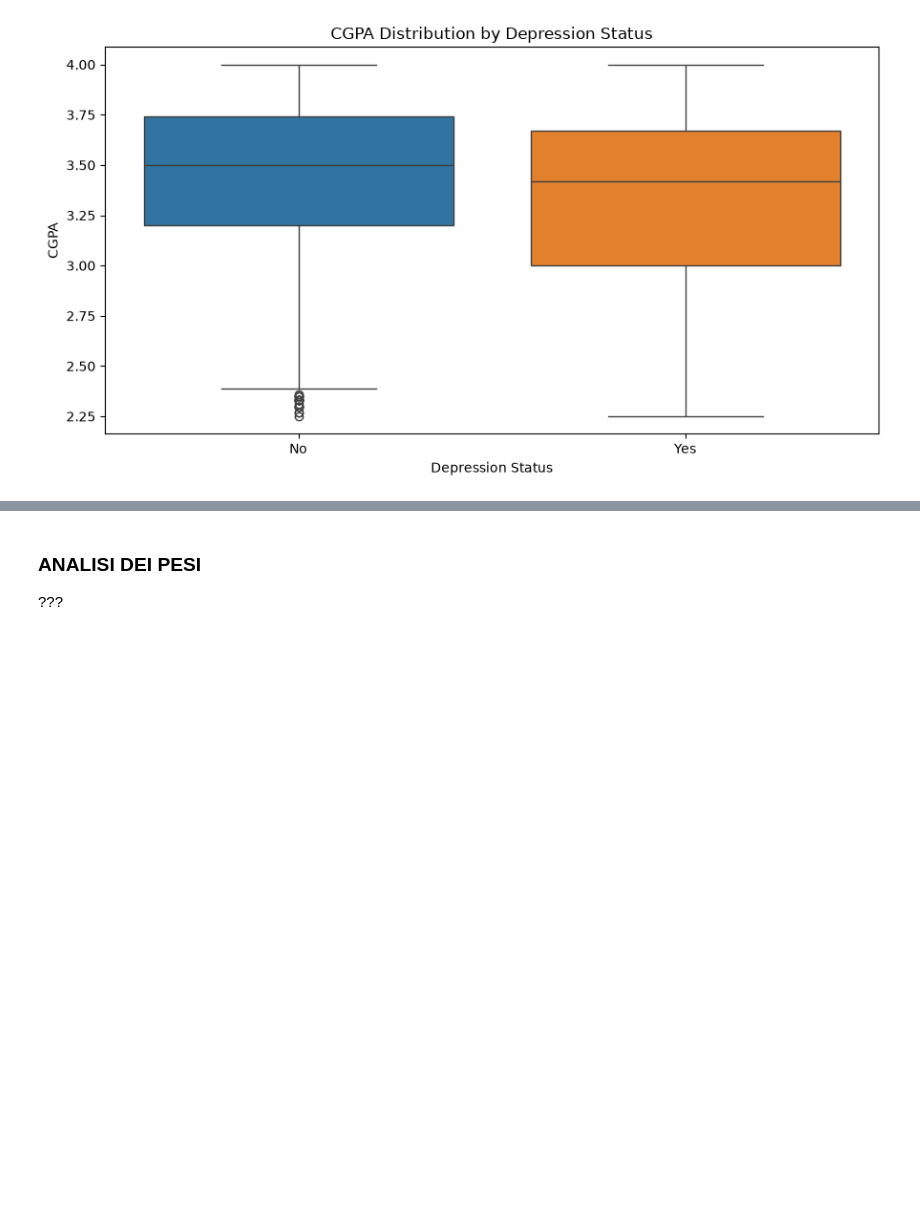
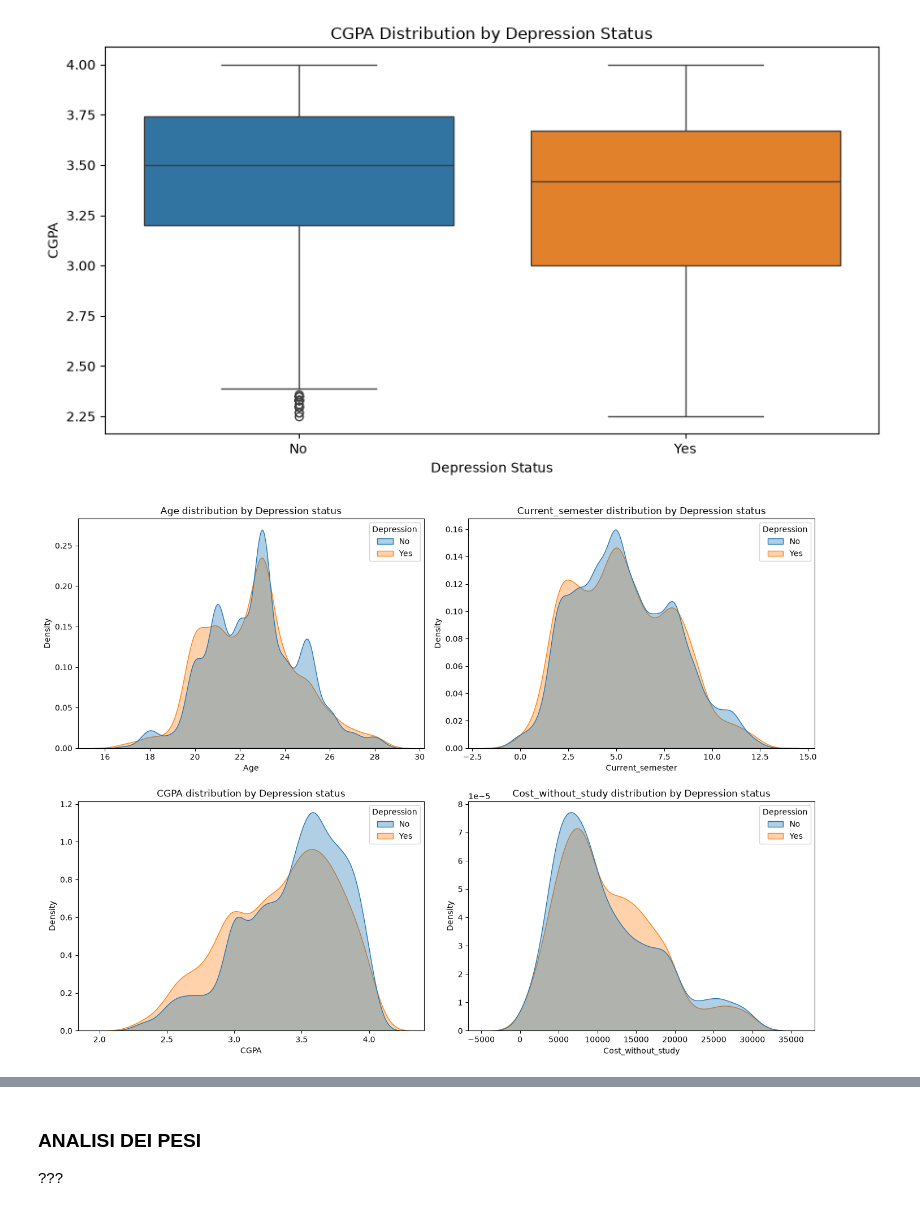
Before and after one commit to DinuIustinAdrian/final_project_data_science, a Jupyter notebook: Student_depression.ipynb, the cells around one changed output, grey strips where cells are left out. Cells and saved outputs as stored; diff of their text form; code cells hidden in the pictures; blank space fills up the shorter version.

Commit message:
Estensione delle visualizzazioni

```diff
--- a/Student_depression.ipynb
+++ b/Student_depression.ipynb
@@ -22,5 +20,5 @@ Creare booleano is_night in base all'orario
 # %%
-path_file = r'/Users/alerausa/Desktop/Progetto Python/Student_Depression_Dataset.csv'
+path_file = r'Student_Depression_Dataset.csv'
 df = pd.read_csv(path_file)
 df.head(10)
 # %% [output]
@@ -94,0 +146,16 @@ np.int64(0)
+# %%
+rare_categories = []
+
+for col in categorical_columns:
+    freq = df[col].value_counts(normalize=True)
+    rare = freq[freq < 0.01]
+    for category, proportion in rare.items():
+        rare_categories.append({
+            "Variable": col,
+            "Category": category,
+            "Count": int((df[col] == category).sum()),
+            "Proportion": round(proportion * 100, 2)
+        })
+
+rare_categories = pd.DataFrame(rare_categories)
+print(rare_categories)
@@ -281,3 +370,27 @@ plt.tight_layout()
 plt.show()
 # %% [output]
 [figure]
+# %%
+numeric_by_target = ["Age", "Current_semester", "CGPA", "Cost_without_study"]
+
+fig, axes = plt.subplots(2, 2, figsize=(14, 10))
+
+for ax, col in zip(axes.ravel(), numeric_by_target):
+    sns.kdeplot(
+        data=df,
+        x=col,
+        hue="Depression",
+        hue_order=["No", "Yes"],
+        common_norm=False,
+        fill=True,
+        alpha=0.35,
+        ax=ax
+    )
+    ax.set_title(f"{col} distribution by Depression status")
+    ax.set_xlabel(col)
+    ax.set_ylabel("Density")
+
+plt.tight_layout()
+plt.show()
+# %% [output]
+[figure, added]
```
Also changed, not shown: parts of 20 cells of this notebook.
